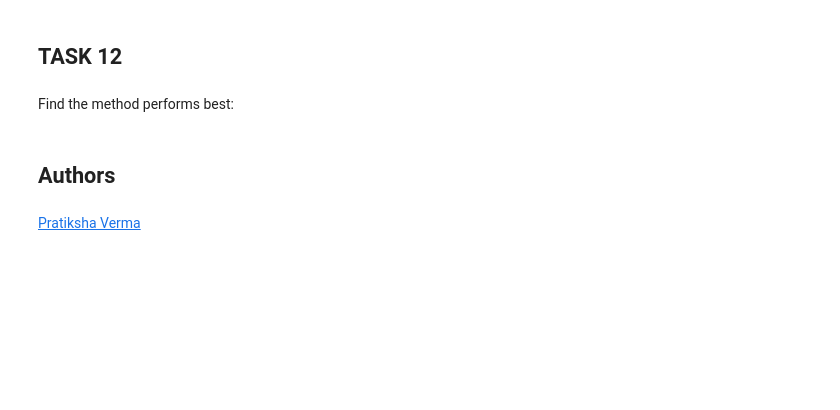
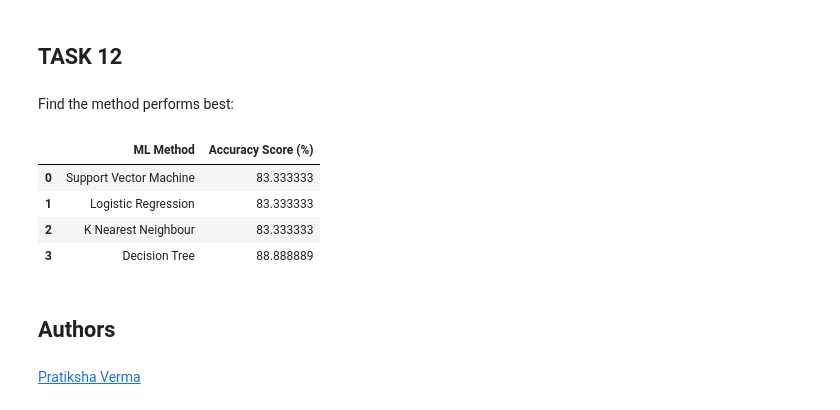
Before and after one commit to jduncangh/Applied_Data_Science_Capstone, a Jupyter notebook: SpaceX_Machine Learning Prediction_Part_5.ipynb, the cells around one changed output. Saved outputs shown, nothing was run; the diff lists cells and outputs as text; code cells hidden in the pictures; blank space fills up the shorter version.

```diff
--- a/SpaceX_Machine Learning Prediction_Part_5.ipynb
+++ b/SpaceX_Machine Learning Prediction_Part_5.ipynb
@@ -321,3 +321,6 @@ accuracy : 0.8482142857142858
 ## TASK  11
 # %% [markdown]
 Calculate the accuracy of knn_cv on the test data using the method <code>score</code>:
+# %%
+knn_cv_score = knn_cv.score(X_test, Y_test)
+print("score :",knn_cv_score)
@@ -330,6 +337,21 @@ plot_confusion_matrix(Y_test,yhat)
 ## TASK  12
 # %% [markdown]
 Find the method performs best:
+# %%
+accuracy = [svm_cv_score, logreg_score, knn_cv_score, tree_cv_score]
+accuracy = [i * 100 for i in accuracy]
+
+method = ['Support Vector Machine', 'Logistic Regression', 'K Nearest Neighbour', 'Decision Tree']
+models = {'ML Method':method, 'Accuracy Score (%)':accuracy}
+
+ML_df = pd.DataFrame(models)
+ML_df
+# %% [output]
+|  | ML Method | Accuracy Score (%) |
+| 0 | Support Vector Machine | 83.333333 |
+| 1 | Logistic Regression | 83.333333 |
+| 2 | K Nearest Neighbour | 83.333333 |
+| 3 | Decision Tree | 88.888889 |
 # %% [markdown]
 ## Authors
 # %% [markdown]
```
Also changed, not shown: parts of 3 cells of this notebook.
